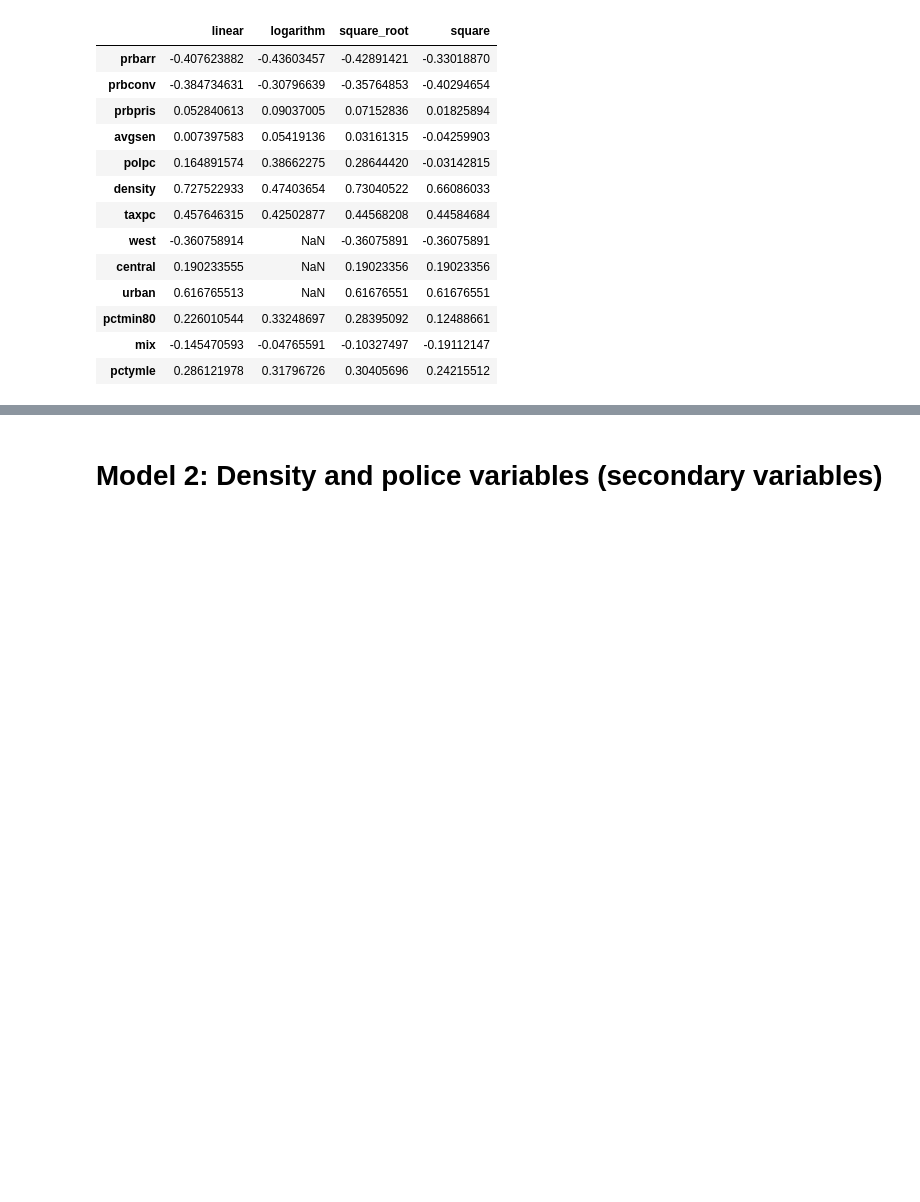
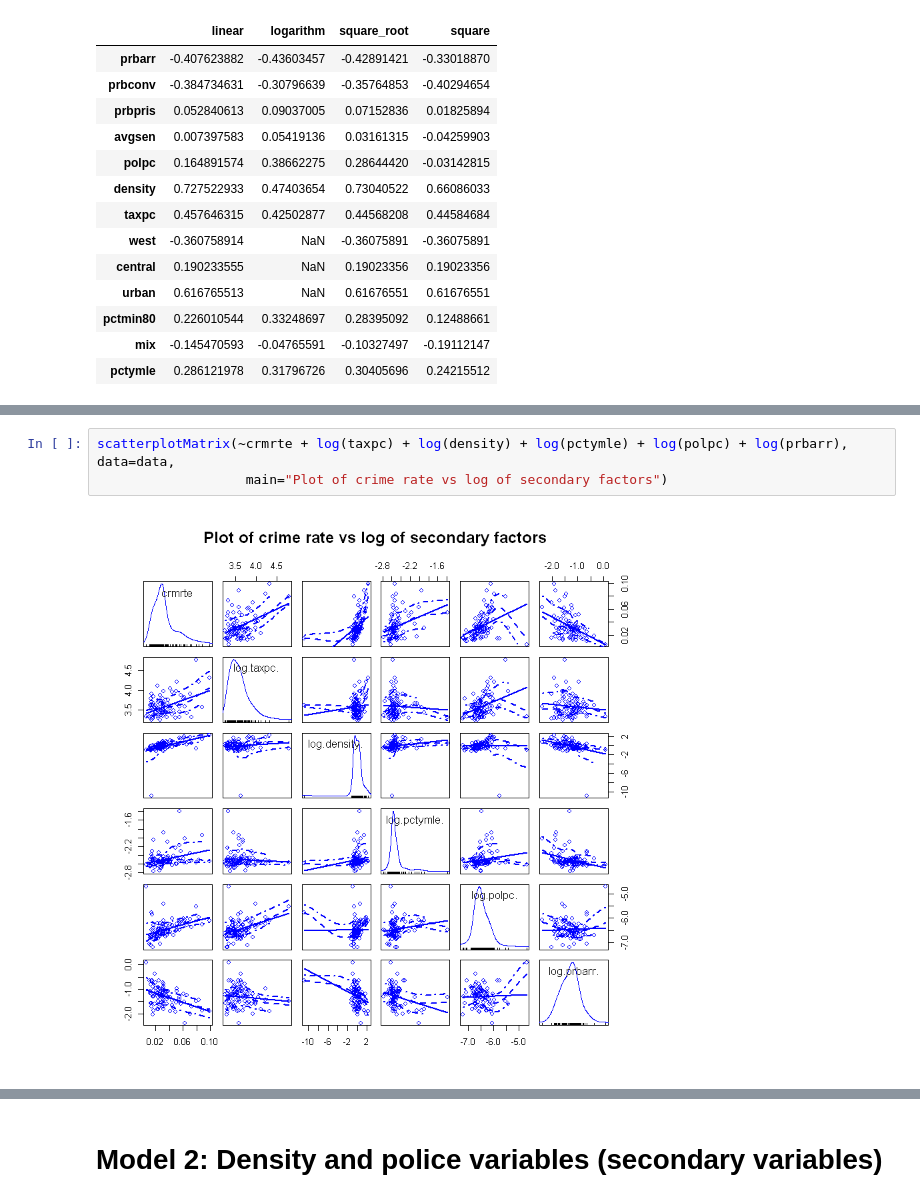
Before and after one commit to vbeohar/mids203_lab3, a Jupyter notebook: lab3_zw_vb_rb_v3.ipynb, the cells around one changed output, grey strips where cells are left out. Saved outputs shown, nothing was run; the diff lists cells and outputs as text; blank space fills up the shorter version.

```diff
--- a/lab3_zw_vb_rb_v3.ipynb
+++ b/lab3_zw_vb_rb_v3.ipynb
@@ -195 +206,6 @@ df1[c(3:13, 23:24),]
+# %%
+scatterplotMatrix(~crmrte + log(taxpc) + log(density) + log(pctymle) + log(polpc) + log(prbarr), data=data,
+                   main="Plot of crime rate vs log of secondary factors")
+# %% [output]
+[figure, added]
 # %% [markdown]
```
Also changed, not shown: parts of 10 cells of this notebook.
